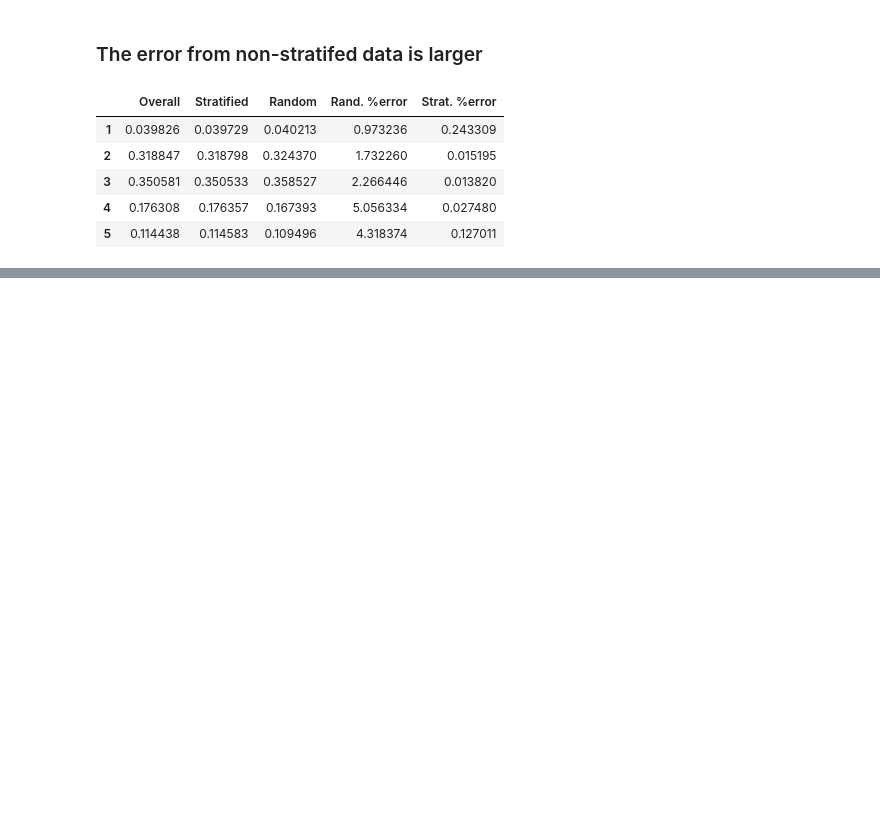
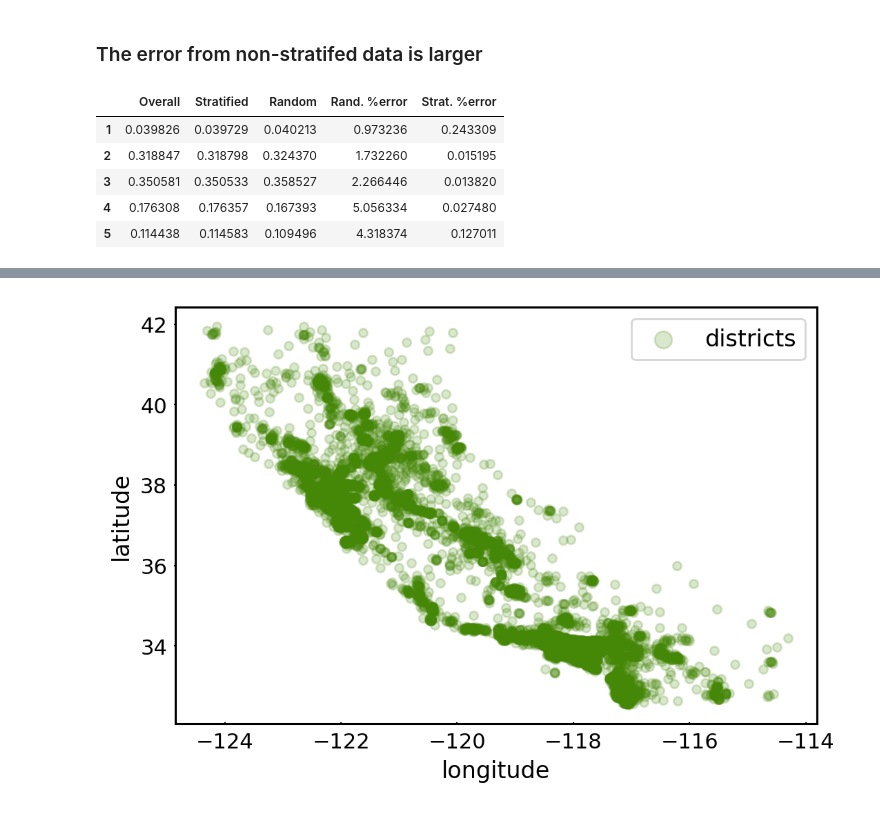
Before and after one commit to glukicov/ML_GPU, a Jupyter notebook: Housing.ipynb, the cells around one changed output, grey strips where cells are left out. Drawn from its saved outputs; the diff is of its cells as text; code cells hidden in the pictures; blank space fills up the shorter version.

```diff
--- a/Housing.ipynb
+++ b/Housing.ipynb
@@ -192,0 +188,2 @@ compare_props
+# %%
+housing = strat_train_set.copy()
@@ -192,0 +206,6 @@ compare_props
+# %%
+fig, ax = plt.subplots()
+ax = housing.plot(kind="scatter", x="longitude", y="latitude", alpha=0.2, ax=ax, label='districts');
+ax.legend(scatterpoints=1, markerscale=2);
+# %% [output]
+[figure, added]
```
Also changed, not shown: parts of 9 cells of this notebook, 3 other files.
